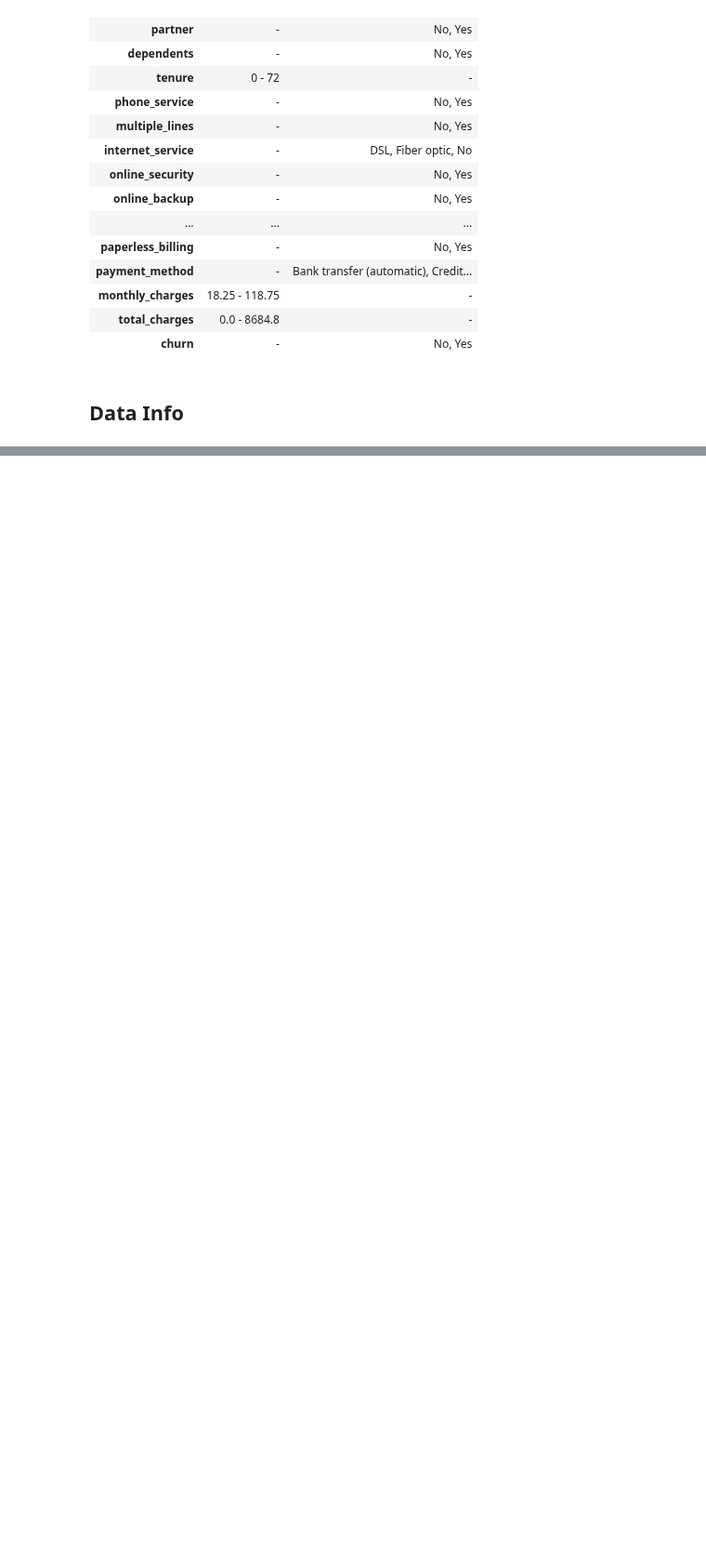
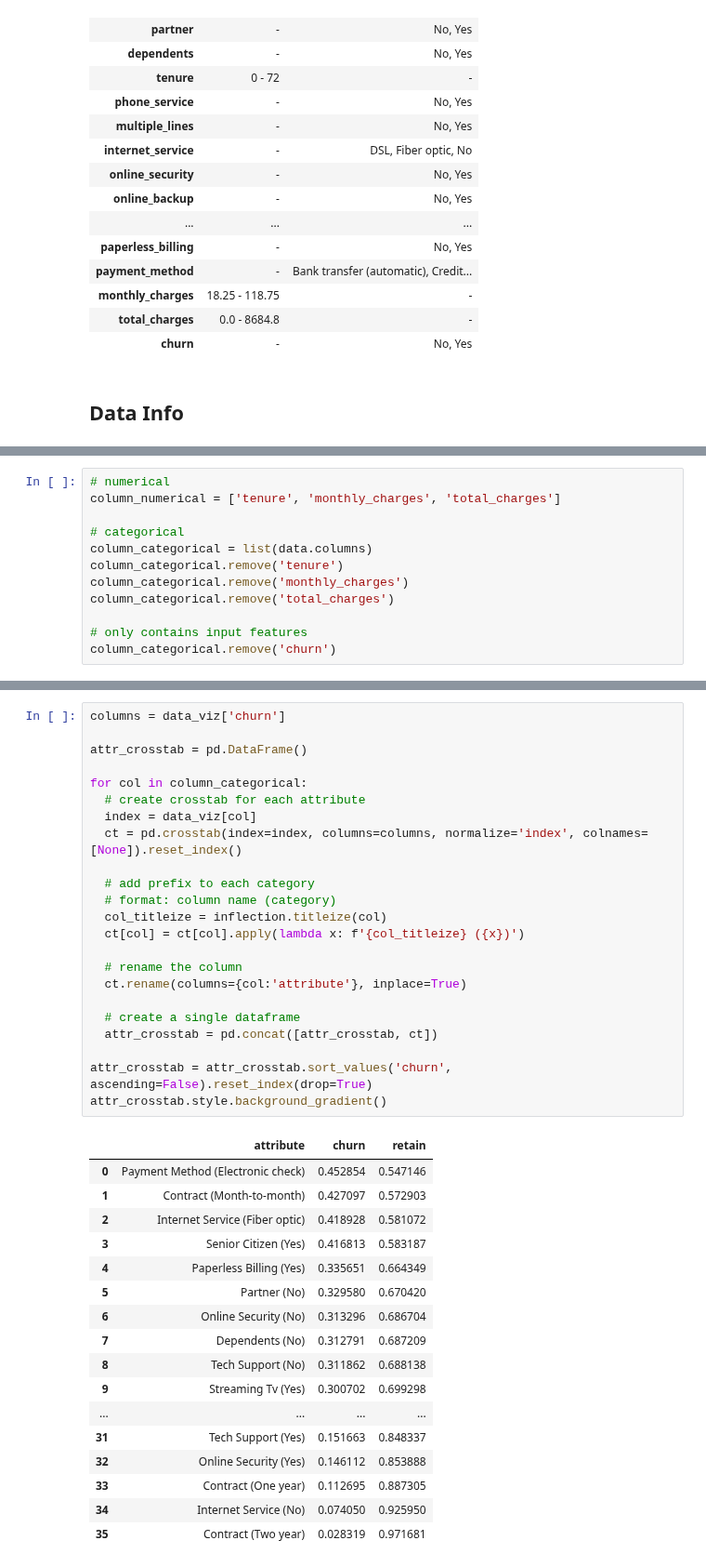
Before and after one commit to adhang/data-science-digital-skola, a Jupyter notebook: 99. Final Project/Telco_Customer_Churn_Prediction_(Portfolio).ipynb, the cells around one changed output, grey strips where cells are left out. Shown at 93% size. Cells and saved outputs as stored; diff of their text form; blank space fills up the shorter version.

```diff
--- a/99. Final Project/Telco_Customer_Churn_Prediction_(Portfolio).ipynb
+++ b/99. Final Project/Telco_Customer_Churn_Prediction_(Portfolio).ipynb
@@ -508,0 +511,12 @@ data_info
+# %%
+# numerical
+column_numerical = ['tenure', 'monthly_charges', 'total_charges']
+
+# categorical
+column_categorical = list(data.columns)
+column_categorical.remove('tenure')
+column_categorical.remove('monthly_charges')
+column_categorical.remove('total_charges')
+
+# only contains input features
+column_categorical.remove('churn')
@@ -508,0 +528,41 @@ data_info
+# %%
+columns = data_viz['churn']
+
+attr_crosstab = pd.DataFrame()
+
+for col in column_categorical:
+  # create crosstab for each attribute
+  index = data_viz[col]
+  ct = pd.crosstab(index=index, columns=columns, normalize='index', colnames=[None]).reset_index()
+
+  # add prefix to each category
+  # format: column name (category)
+  col_titleize = inflection.titleize(col)
+  ct[col] = ct[col].apply(lambda x: f'{col_titleize} ({x})')
+
+  # rename the column
+  ct.rename(columns={col:'attribute'}, inplace=True)
+
+  # create a single dataframe
+  attr_crosstab = pd.concat([attr_crosstab, ct])
+
+attr_crosstab = attr_crosstab.sort_values('churn', ascending=False).reset_index(drop=True)
+attr_crosstab.style.background_gradient()
+# %% [output]
+|  | attribute | churn | retain |
+| 0 | Payment Method (Electronic check) | 0.452854 | 0.547146 |
+| 1 | Contract (Month-to-month) | 0.427097 | 0.572903 |
+| 2 | Internet Service (Fiber optic) | 0.418928 | 0.581072 |
+| 3 | Senior Citizen (Yes) | 0.416813 | 0.583187 |
+| 4 | Paperless Billing (Yes) | 0.335651 | 0.664349 |
+| 5 | Partner (No) | 0.329580 | 0.670420 |
+| 6 | Online Security (No) | 0.313296 | 0.686704 |
+| 7 | Dependents (No) | 0.312791 | 0.687209 |
+| 8 | Tech Support (No) | 0.311862 | 0.688138 |
+| 9 | Streaming Tv (Yes) | 0.300702 | 0.699298 |
+| ... | ... | ... | ... |
+| 31 | Tech Support (Yes) | 0.151663 | 0.848337 |
+| 32 | Online Security (Yes) | 0.146112 | 0.853888 |
+| 33 | Contract (One year) | 0.112695 | 0.887305 |
+| 34 | Internet Service (No) | 0.074050 | 0.925950 |
+| 35 | Contract (Two year) | 0.028319 | 0.971681 |
```
Also changed, not shown: parts of 11 cells of this notebook.
